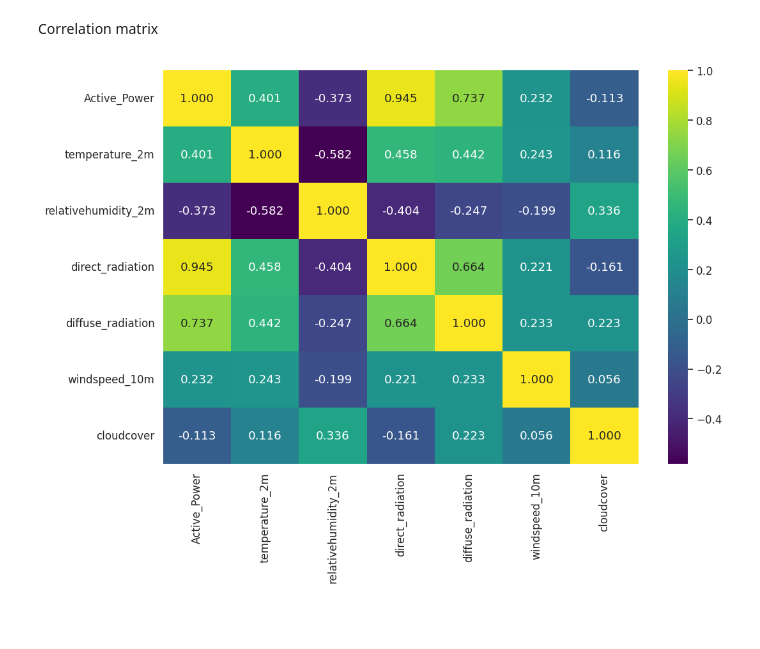
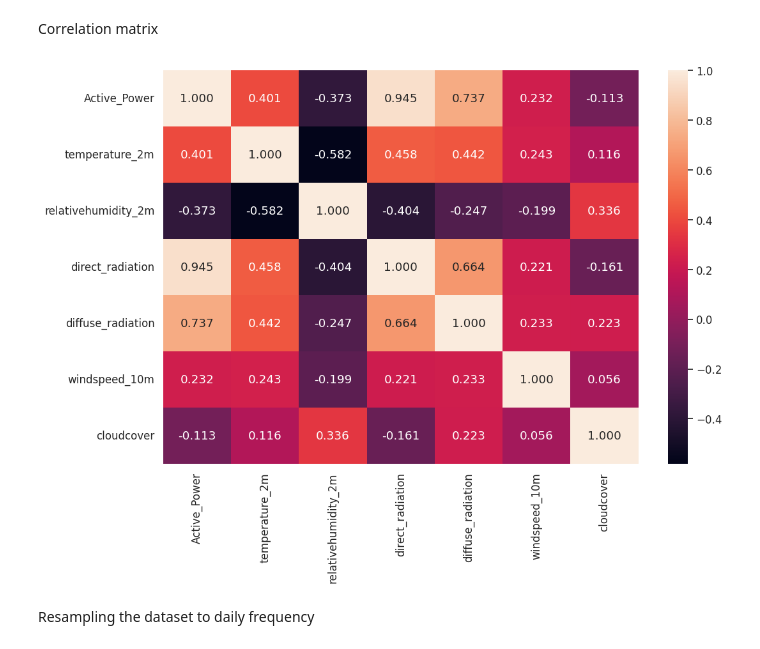
Before and after one commit to sangeetha345/SolarIQ, a Jupyter notebook: EDA.ipynb, the cells around one changed output. Drawn from its saved outputs; the diff is of its cells as text; code cells hidden in the pictures; blank space fills up the shorter version.

```diff
--- a/EDA.ipynb
+++ b/EDA.ipynb
@@ -436,7 +436,9 @@ Correlation matrix
 # %%
 corr = df.corr()
 fig,ax = plt.subplots(figsize = (12,8))
-sns.heatmap(corr, annot=True, cmap='viridis', fmt='.3f')
+sns.heatmap(corr, annot=True, cmap='rocket', fmt='.3f')
 plt.show()
 # %% [output]
-[figure, old version]
+[figure, new version]
+# %% [markdown]
+Resampling the dataset to daily frequency
```
Also changed, not shown: parts of 16 cells of this notebook.
